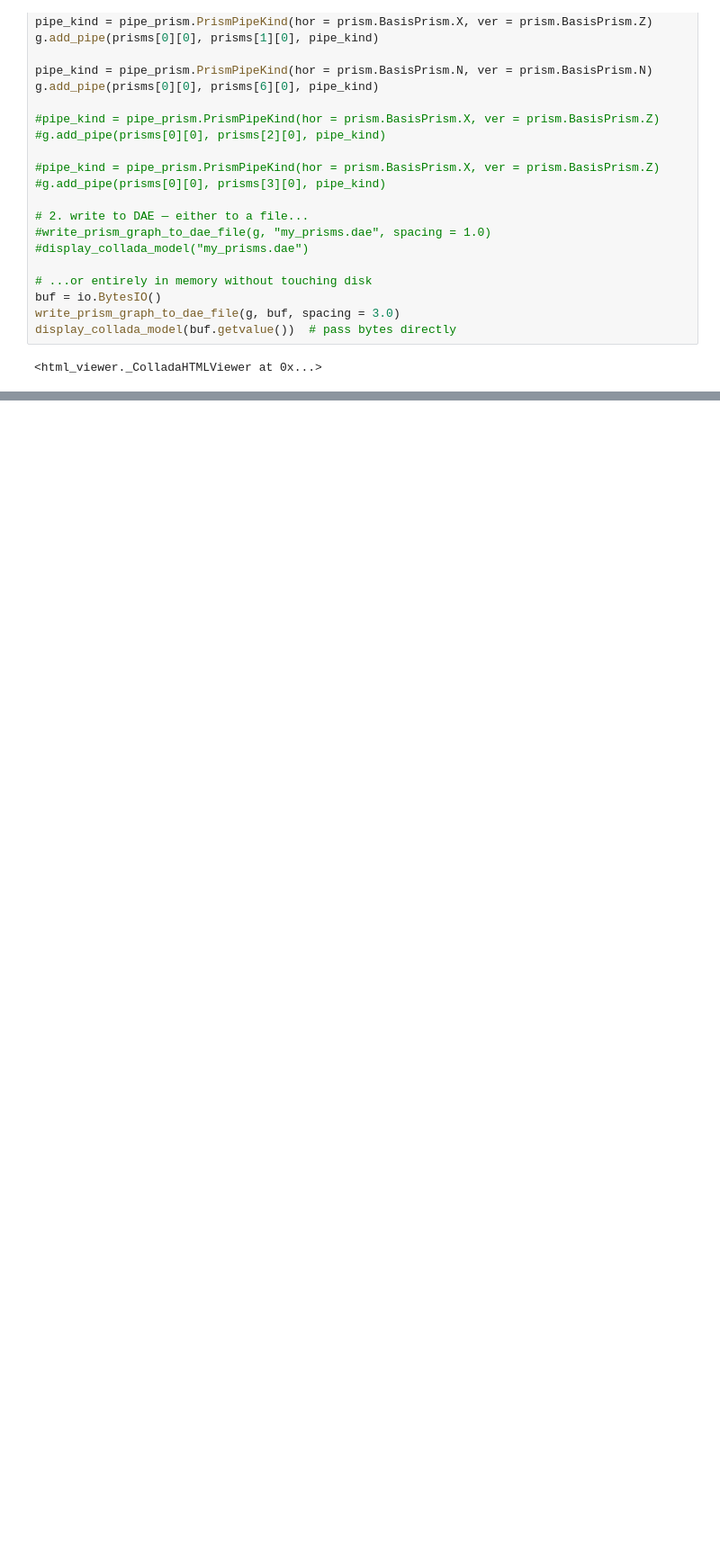
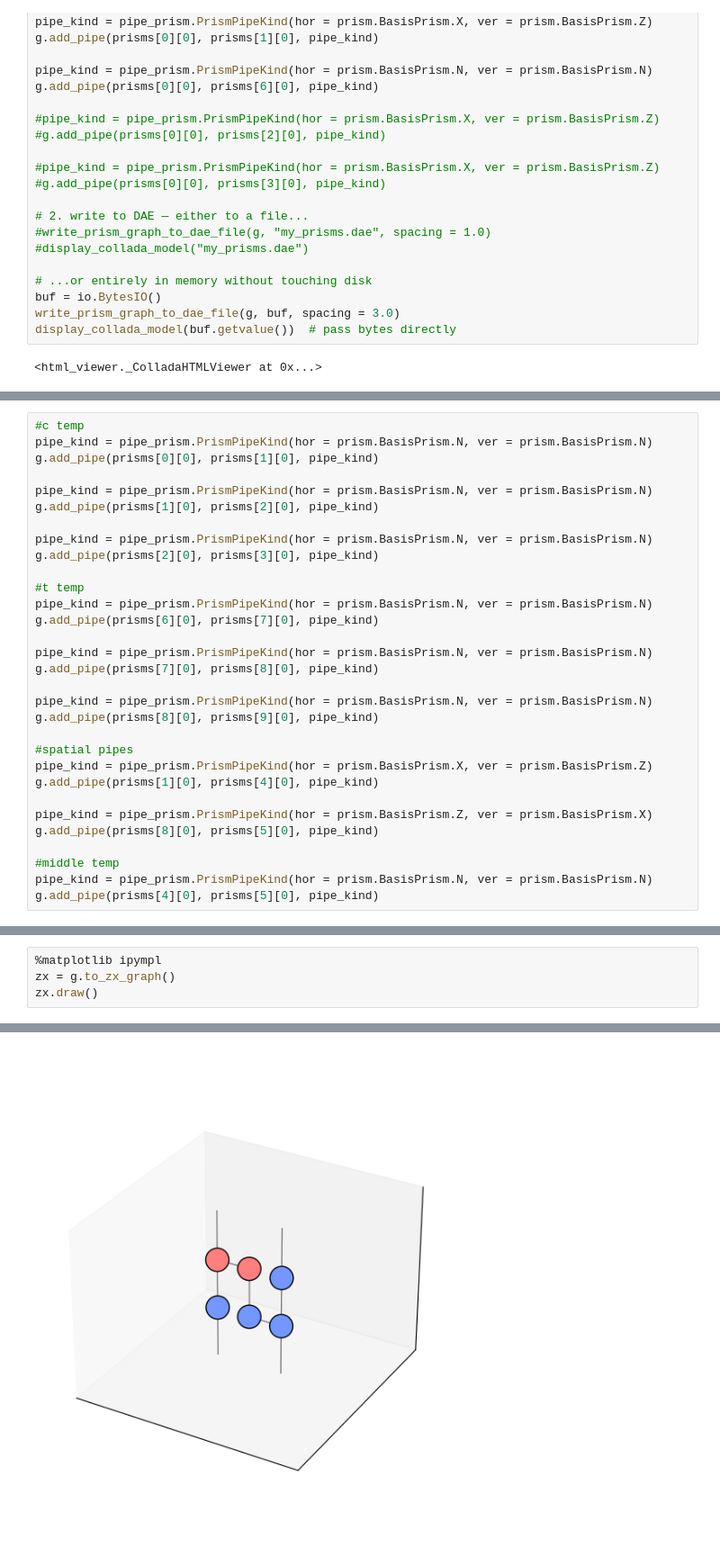
Before and after one commit to LSHerzog/tqec, a Jupyter notebook: temp-laura/intro_build_blocks.ipynb, the cells around one changed output, grey strips where cells are left out. Shown at 90% size. Saved outputs shown, nothing was run; the diff lists cells and outputs as text; blank space fills up the shorter version.

```diff
--- a/temp-laura/intro_build_blocks.ipynb
+++ b/temp-laura/intro_build_blocks.ipynb
@@ -330,0 +514,31 @@ display_collada_model(buf.getvalue())  # pass bytes directly
+# %%
+#c temp
+pipe_kind = pipe_prism.PrismPipeKind(hor = prism.BasisPrism.N, ver = prism.BasisPrism.N)
+g.add_pipe(prisms[0][0], prisms[1][0], pipe_kind)
+
+pipe_kind = pipe_prism.PrismPipeKind(hor = prism.BasisPrism.N, ver = prism.BasisPrism.N)
+g.add_pipe(prisms[1][0], prisms[2][0], pipe_kind)
+
+pipe_kind = pipe_prism.PrismPipeKind(hor = prism.BasisPrism.N, ver = prism.BasisPrism.N)
+g.add_pipe(prisms[2][0], prisms[3][0], pipe_kind)
+
+#t temp
+pipe_kind = pipe_prism.PrismPipeKind(hor = prism.BasisPrism.N, ver = prism.BasisPrism.N)
+g.add_pipe(prisms[6][0], prisms[7][0], pipe_kind)
+
+pipe_kind = pipe_prism.PrismPipeKind(hor = prism.BasisPrism.N, ver = prism.BasisPrism.N)
+g.add_pipe(prisms[7][0], prisms[8][0], pipe_kind)
+
+pipe_kind = pipe_prism.PrismPipeKind(hor = prism.BasisPrism.N, ver = prism.BasisPrism.N)
+g.add_pipe(prisms[8][0], prisms[9][0], pipe_kind)
+
+#spatial pipes
+pipe_kind = pipe_prism.PrismPipeKind(hor = prism.BasisPrism.X, ver = prism.BasisPrism.Z)
+g.add_pipe(prisms[1][0], prisms[4][0], pipe_kind)
+
+pipe_kind = pipe_prism.PrismPipeKind(hor = prism.BasisPrism.Z, ver = prism.BasisPrism.X)
+g.add_pipe(prisms[8][0], prisms[5][0], pipe_kind)
+
+#middle temp
+pipe_kind = pipe_prism.PrismPipeKind(hor = prism.BasisPrism.N, ver = prism.BasisPrism.N)
+g.add_pipe(prisms[4][0], prisms[5][0], pipe_kind)
@@ -330,0 +549,5 @@ display_collada_model(buf.getvalue())  # pass bytes directly
+# %%
+%matplotlib ipympl
+zx = g.to_zx_graph()
+zx.draw()
+# %% [output]
@@ -330,0 +572 @@ display_collada_model(buf.getvalue())  # pass bytes directly
+[figure, added]
```
Also changed, not shown: parts of 27 cells of this notebook, 7 other files.
